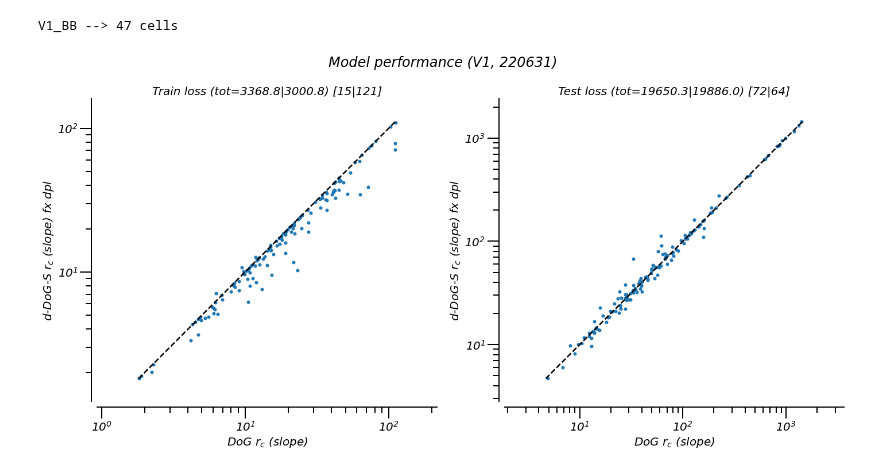
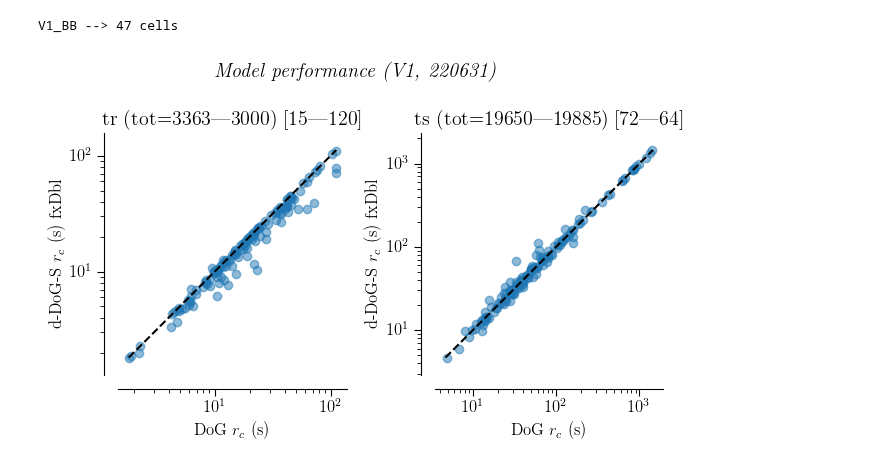
Before and after one commit to paul-levy/SF-diversity, a Jupyter notebook: 01_sfTuning_contrast.ipynb, the cells around one changed output. Cells and saved outputs as stored; diff of their text form; code cells hidden in the pictures.

```diff
--- a/01_sfTuning_contrast.ipynb
+++ b/01_sfTuning_contrast.ipynb
@@ -25,13 +25,14 @@ import autoreload
 from IPython.core.display import display, HTML, Image
 
 import seaborn as sns
+import matplotlib as mpl
 import matplotlib.pyplot as plt
-plt.style.use('https://raw.githubusercontent.com/paul-levy/SF_diversity/master/paul_plt_style.mplstyle');
+# plt.style.use('https://raw.githubusercontent.com/paul-levy/SF_diversity/master/paul_plt_style.mplstyle');
 import matplotlib.cm as cm
 import matplotlib.backends.backend_pdf as pltSave
 from matplotlib.ticker import FuncFormatter
 %matplotlib inline
-plt.style.use('https://raw.githubusercontent.com/paul-levy/SF_diversity/master/paul_plt_style.mplstyle');
+# plt.style.use('https://raw.githubusercontent.com/paul-levy/SF_diversity/master/paul_plt_style.mplstyle');
 
 base_dir = os.getcwd() + '/';
 
@@ -623,7 +633,7 @@ to_div = np.min(nlls_summary_all[:,[mod_a, mod_b],:], axis=1)
 
 norm_diffs = np.clip(100*diffs/to_div, -to_clip, to_clip)
 
-plt.figure(figsize=(10,5))
+plt.figure(figsize=hf.set_size(tex_width));
 
 tr_pval = ss.ttest_1samp(norm_diffs[:,0], popmean=0).pvalue
 te_pval = ss.ttest_1samp(norm_diffs[:,1], popmean=0).pvalue
@@ -634,7 +644,7 @@ plt.axvline(0, linestyle='--', color='k')
 
 plt.legend(fontsize='x-small')
 
-plt.xlabel('%s <--| %% improvement |--> %s' % (names[mod_a], names[mod_b]))
+plt.xlabel('%s | \%% improvement | %s' % (names[mod_a], names[mod_b]))
 plt.legend(fontsize='x-small');
 sns.despine(offset=10)
 # %% [output]
@@ -671,7 +685,7 @@ lbl = ['train', 'test']
 
 for c in range(nCells):
 
-    f, ax = plt.subplots(1,2,figsize=(20,8), sharey=True)
+    f, ax = plt.subplots(1,2,figsize=hf.set_size(tex_width), sharey=True)
 
     for i in range(2):
 
@@ -844,7 +871,7 @@ expDirs = ['V1', 'altExp', 'V1_BB']#, 'V1_orig'];
 joints = [7,9];
 whichMods = [1,3]; # sach (DoG), d-DoG-S
 nFreeParams = [2,3];
-names = [r'DoG $r_c$ (slope)', r'd-DoG-S $r_c$ (slope) fx dpl'];
+names = [r'DoG $r_c$ (s)', r'd-DoG-S $r_c$ (s) fxDbl'];
 
 # joints = [7,7,9];
 # whichMods = [1,3,3]; # sach (DoG), d-DoG-S
@@ -874,7 +901,7 @@ for expDir in expDirs:
     cell_names = dl['unitName'];
 
     date = '220631'
-#     date = '220607'
+#     date = '220707vEs'
     dogName = 'descrFits%s_%s' % ('HPC' if isHPC else '', date);
 
     nMods = len(joints);
@@ -964,7 +991,12 @@ for expDir in expDirs:
                 pass;
             # -- test
             try:
-                nlls_summary[c,i,test_ind] = np.nansum(test_nll) if isBB else np.nansum(test_nll[:,0])
+                if isBB:
+                    if np.any(~np.isnan(test_nll)):
+                        nlls_summary[c,i,test_ind] = np.nansum(test_nll)
+                else:
+                    if np.any(~np.isnan(test_nll[:,0])):
+                        nlls_summary[c,i,test_ind] = np.nansum(test_nll[:,0])
             except:
                 pass;
             # Now, we'll split per contrast
@@ -1003,40 +1035,43 @@ V1_BB --> 47 cells
 # %%
 # winners
 
 nrows, ncols = 1, 2;
-f, ax = plt.subplots(nrows, ncols, figsize=(ncols*10,nrows*10))
+f, ax = plt.subplots(nrows, ncols, figsize=hf.set_size(tex_width, subplots=(nrows,ncols), extra_height=2))
+# f, ax = plt.subplots(nrows, ncols, figsize=(ncols*10,nrows*10))
 use_norm = False;
 nCells = nlls_summary_all.shape[0]
 sns.despine(offset=10)
 
 norm_str = '_norm' if use_norm else ''
-by_ind = ['Train', 'Test'];
+by_ind = ['tr', 'ts'];
 
 for i in range(2): # first train, then test
 
-    ax[i].scatter(nlls_summary_all[:,0,i], nlls_summary_all[:,1,i])
+    val_inds = np.logical_and(~np.isnan(nlls_summary_all[:,0,i]), ~np.isnan(nlls_summary_all[:,1,i]));
+
+    ax[i].scatter(nlls_summary_all[val_inds,0,i], nlls_summary_all[val_inds,1,i], alpha=0.5)
 #     ax[i].scatter(*np.transpose(nlls_summary_all[:,:,i]))
-    mn,mx = np.nanmin(nlls_summary_all[:,:,i]), np.nanmax(nlls_summary_all[:,:,i])
+    mn,mx = np.nanmin(nlls_summary_all[val_inds,:,i]), np.nanmax(nlls_summary_all[val_inds,:,i])
     ax[i].plot([mn,mx],[mn,mx],color='k',linestyle='--')
     ax[i].set_xscale('log')
     ax[i].set_yscale('log')
     ax[i].set_xlabel('%s' % names[0])
     ax[i].set_ylabel('%s' % names[1])
     ax[i].axis('equal');
-    n_winners = [np.sum(np.argmin(nlls_summary_all[:,:,i],axis=1)==0), np.sum(np.argmin(nlls_summary_all[:,:,i],axis=1)==1)]
-    ax[i].set_title('%s loss (tot=%.1f|%.1f) [%02d|%02d]' % (by_ind[i], *np.nansum(nlls_summary_all[:,:,i], axis=0), *n_winners))
+    n_winners = [np.sum(np.argmin(nlls_summary_all[val_inds,:,i],axis=1)==0), np.sum(np.argmin(nlls_summary_all[val_inds,:,i],axis=1)==1)]
+    ax[i].set_title(r'%s (tot=%d|%d) [%02d|%02d]' % (by_ind[i], *np.nansum(nlls_summary_all[val_inds,:,i], axis=0), *n_winners))
 
-f.suptitle('Model performance (V1, %s)' % date);
+f.suptitle(r'\textit{Model performance (V1, %s)}' % date);
 f.tight_layout();
 
 # Now save, too
-saveName = "/01_02_02b_cvByCondWinners_%s%s.pdf" % (date, norm_str);
+saveName = "/01_02_02b_cvByCondWinnersScatter_%s%s.pdf" % (date, norm_str);
 curr_dir = os.path.dirname(save_loc+saveName);
 if not os.path.exists(curr_dir):
     os.makedirs(curr_dir);
 pdfSv = pltSave.PdfPages(save_loc + saveName);
 pdfSv.savefig(f); # only one figure here...
 pdfSv.close();
 # %% [output]
-[figure, old version]
+[figure, new version]
 # %%
```
Also changed, not shown: parts of 20 cells of this notebook, 3 other files.
